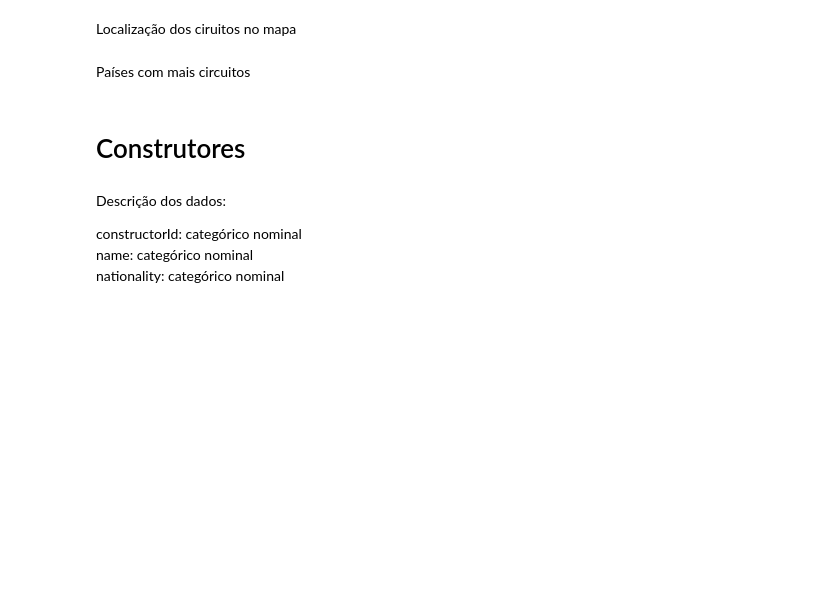
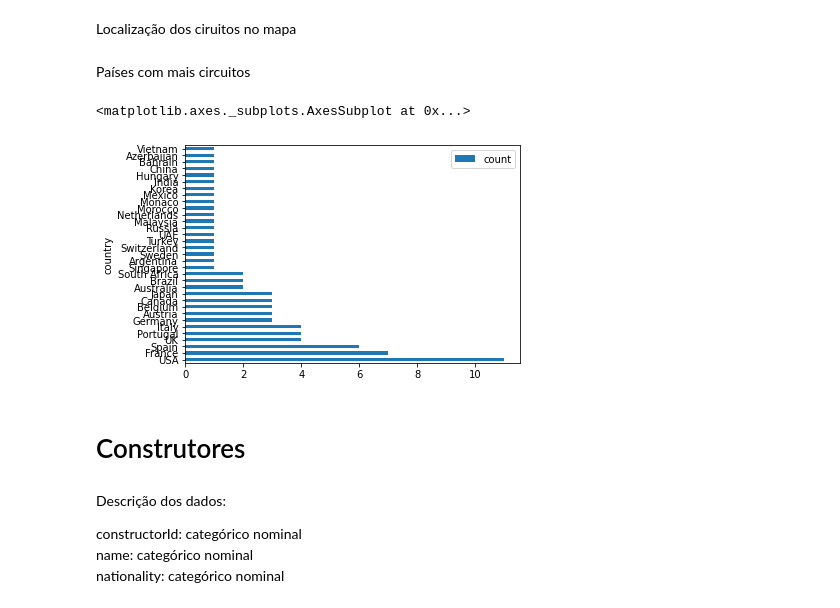
Before and after one commit to cdbm/F1DataAnalysis, a Jupyter notebook: data.ipynb, the cells around one changed output. Drawn from its saved outputs; the diff is of its cells as text; code cells hidden in the pictures; blank space fills up the shorter version.

Commit message:
descrição dos dados e graficos de construtores e circuitos

```diff
--- a/data.ipynb
+++ b/data.ipynb
@@ -50,7 +77,10 @@ circuits.plot.scatter(x='lng', y='lat')
 # %% [markdown]
 Países com mais circuitos
 # %%
-circuits.groupby(['country']).agg(['count'])['circuitId'].sort_values(by='count', ascending=False)
+circuits.groupby(['country']).agg(['count'])["circuitId"].sort_values(by='count', ascending=False).plot.barh()
+# %% [output]
+<matplotlib.axes._subplots.AxesSubplot at 0x...>
+[figure, added]
 # %% [markdown]
 # Construtores
 # %%
```
Also changed, not shown: parts of 58 cells of this notebook.
